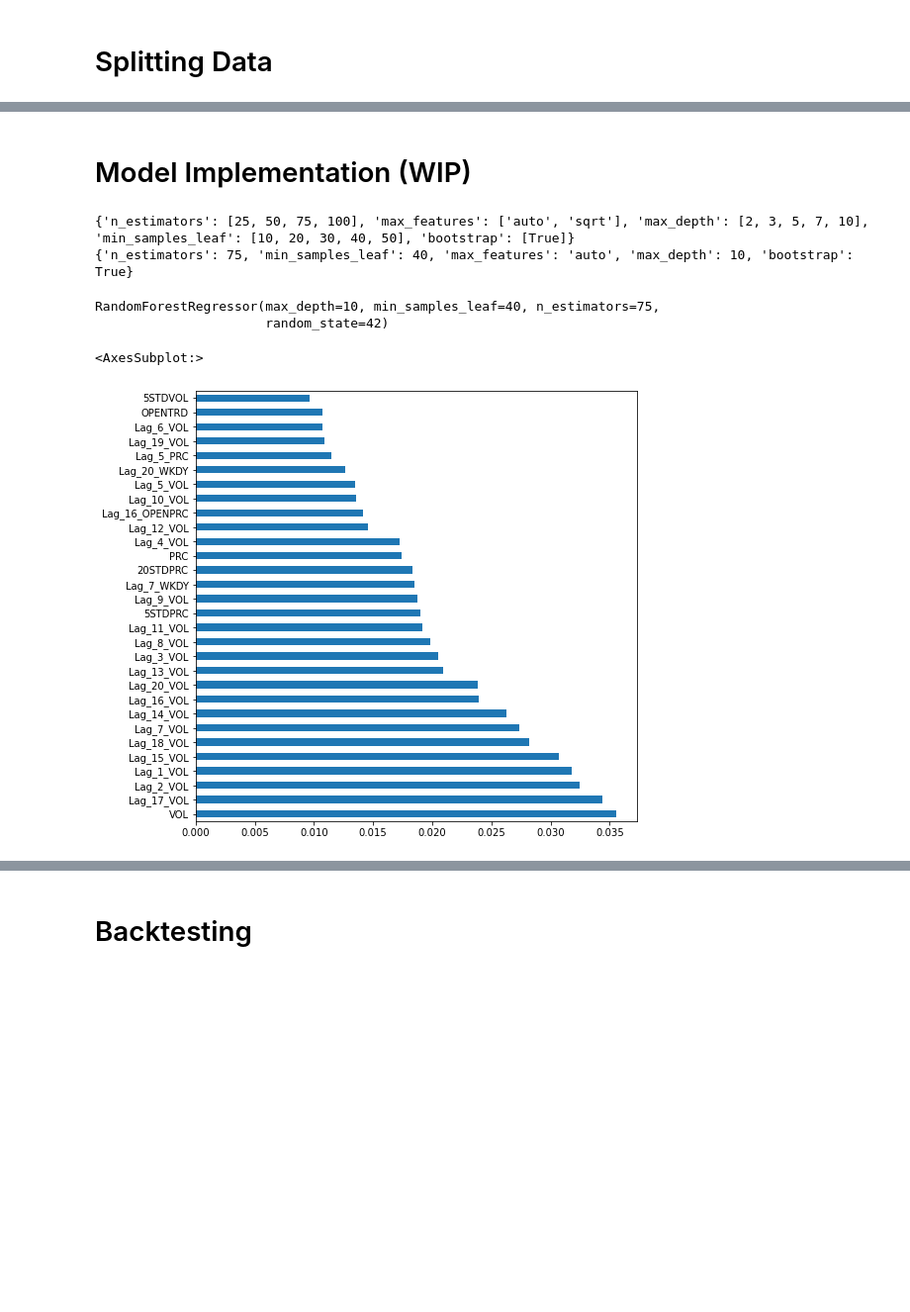
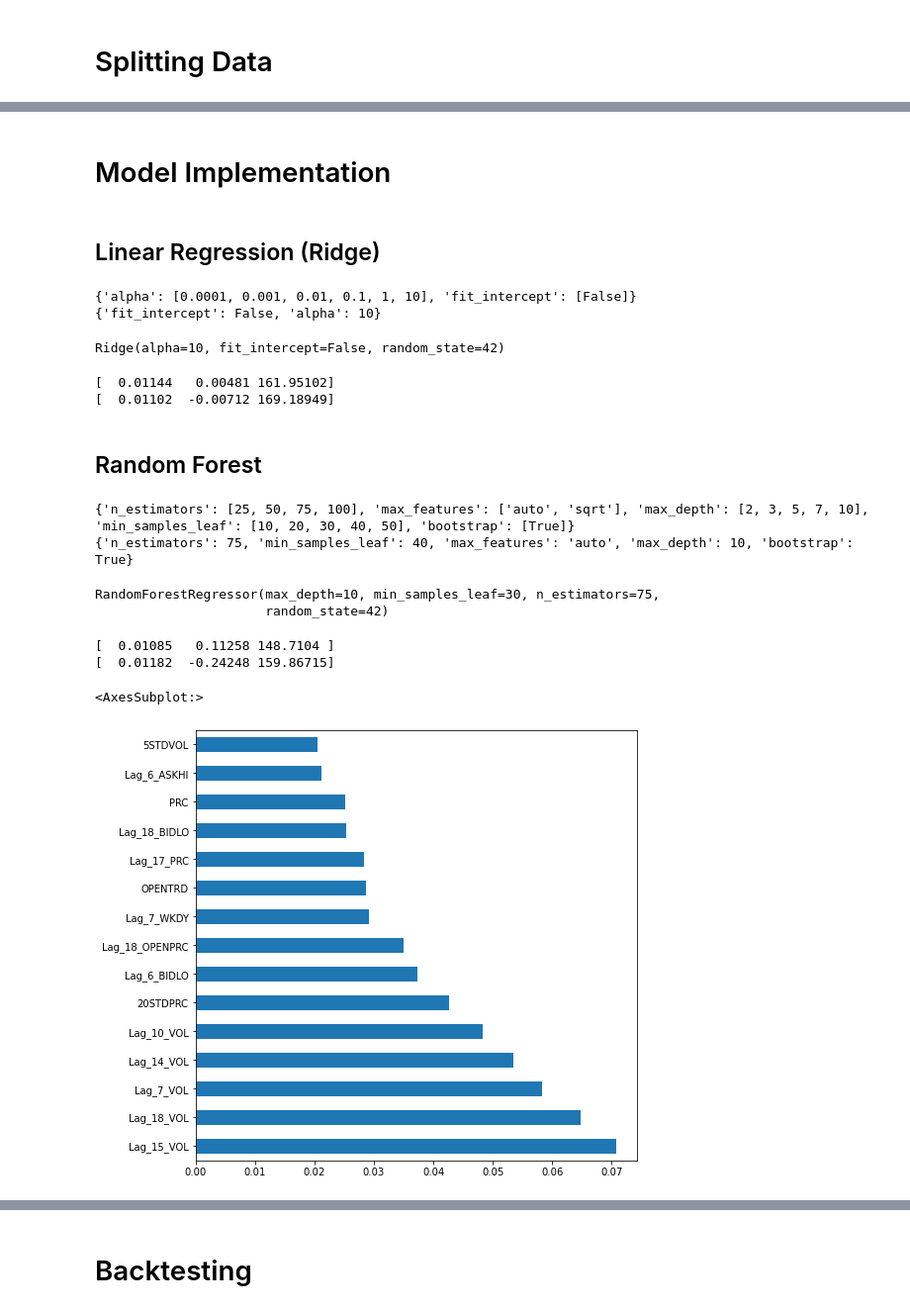
Before and after one commit to Andrew-Niedzialek/AIinFinance, a Jupyter notebook: AI_in_Finance.ipynb, the cells around one changed output, grey strips where cells are left out. Shown at 99% size. Cells and saved outputs as stored; diff of their text form; code cells hidden in the pictures; blank space fills up the shorter version.

Commit message:
Added models and metrics

```diff
--- a/AI_in_Finance.ipynb
+++ b/AI_in_Finance.ipynb
@@ -311,2 +355,8 @@ y_test = y_test['RET']
+# %%
+kbest = SelectKBest(score_func=f_regression, k=len(kbest_feat))
+fs = kbest.fit(X_train, y_train)
+# Transform train and test data
+X_train = fs.transform(X_train)
+X_test = fs.transform(X_test)
 # %% [markdown]
-# Model Implementation (WIP)
+# Model Implementation
@@ -313,3 +391,49 @@ y_test = y_test['RET']
+# %% [markdown]
+## Linear Regression (Ridge)
+# %%
+# Set up hyperparameter tuning for Ridge Regression
+alpha = [0.0001, 0.001, 0.01, 0.1, 1, 10]
+fit_intercept = [False]
+
+lr_grid = {'alpha': alpha,
+           'fit_intercept': fit_intercept}
+print(lr_grid)
+
+# Initialize model
+lr = Ridge()
+# Random search of parameters, using 3 fold cross validation,
+cv = RandomizedSearchCV(lr, lr_grid, n_iter=10, cv=3, random_state=42, n_jobs = -1)
+# Fit the random search model
+cv.fit(X_train, y_train)
+
+# Get best model
+print(cv.best_params_)
+# %% [output]
+{'alpha': [0.0001, 0.001, 0.01, 0.1, 1, 10], 'fit_intercept': [False]}
+{'fit_intercept': False, 'alpha': 10}
+# %%
+# Re-train on full dataset using best parameters
+lr_best = Ridge(alpha = 10, fit_intercept = False, random_state=42)
+# Fit on train data
+lr_best.fit(X_train, y_train)
+# %% [output]
+Ridge(alpha=10, fit_intercept=False, random_state=42)
+# %%
+# Evaluate performance on train and test data
+
+# Predictions for train data
+y_train_pred = lr_best.predict(X_train)
+lr_train_perf = metrics_unstacked(tick_train, y_train, y_train_pred)
+print(lr_train_perf)
+# Predictions for test data
+y_test_pred = lr_best.predict(X_test)
+lr_test_perf = metrics_unstacked(tick_test, y_test, y_test_pred)
+print(lr_test_perf)
+# %% [output]
+[  0.01144   0.00481 161.95102]
+[  0.01102  -0.00712 169.18949]
+# %% [markdown]
+## Random Forest
 # %%
 # Set up hyperparameter tuning for Random Forest
 # Number of trees in random forest
@@ -347,20 +471,34 @@ print(cv.best_params_)
 # %%
 # Re-train on full dataset using best parameters
 rf_best = RandomForestRegressor(n_estimators = 75,
-                                min_samples_leaf = 40,
+                                min_samples_leaf = 30,
                                 max_features = 'auto',
                                 max_depth = 10,
                                 bootstrap = True,
                                 random_state=42)
-
+# Fit on train data
 rf_best.fit(X_train, y_train)
 # %% [output]
-RandomForestRegressor(max_depth=10, min_samples_leaf=40, n_estimators=75,
+RandomForestRegressor(max_depth=10, min_samples_leaf=30, n_estimators=75,
                       random_state=42)
+# %%
+# Evaluate performance on train and test data
+
+# Predictions for train data
+y_train_pred = rf_best.predict(X_train)
+rf_train_perf = metrics_unstacked(tick_train, y_train, y_train_pred)
+print(rf_train_perf)
+# Predictions for test data
+y_test_pred = rf_best.predict(X_test)
+rf_test_perf = metrics_unstacked(tick_test, y_test, y_test_pred)
+print(rf_test_perf)
+# %% [output]
+[  0.01085   0.11258 148.7104 ]
+[  0.01182  -0.24248 159.86715]
 # %%
 #Feature Importance
-feat_importances = pd.Series(rf_best.feature_importances_, index=X_train.columns)
-feat_importances.nlargest(30).plot(kind='barh', figsize=(8,8))
+feat_importances = pd.Series(rf_best.feature_importances_, index=kbest_feat)
+feat_importances.nlargest(15).plot(kind='barh', figsize=(8,8))
 # %% [output]
 <AxesSubplot:>
-[figure, old version]
+[figure, new version]
```
Also changed, not shown: parts of 36 cells of this notebook.
